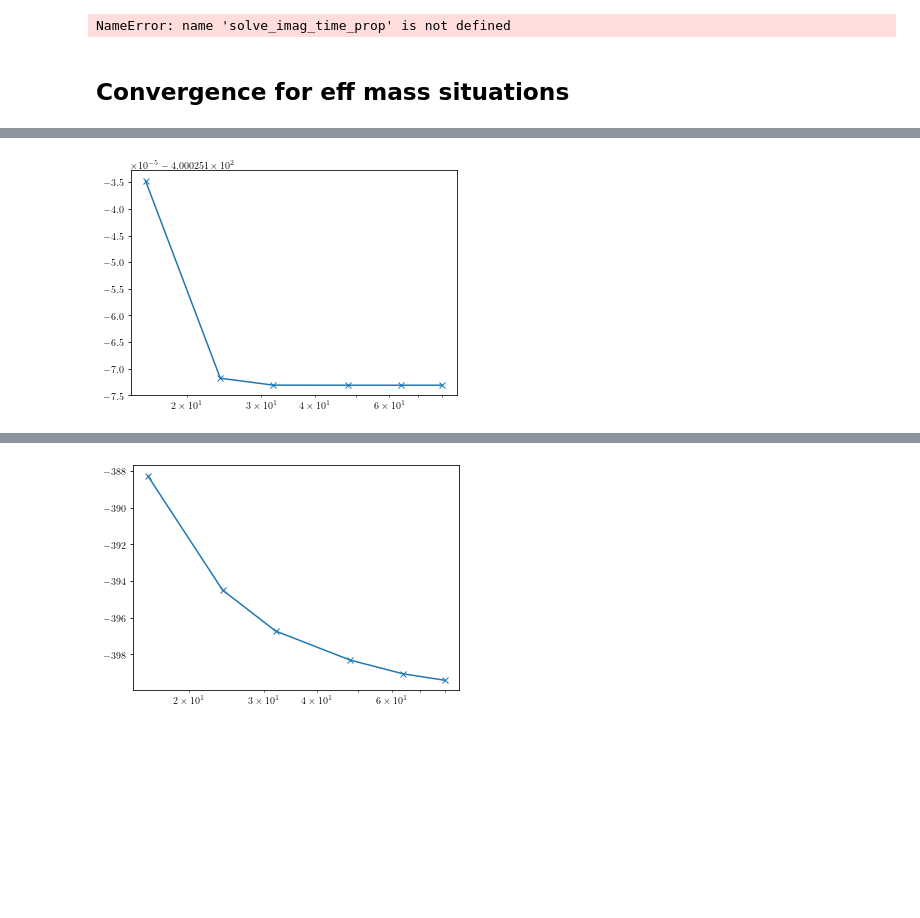
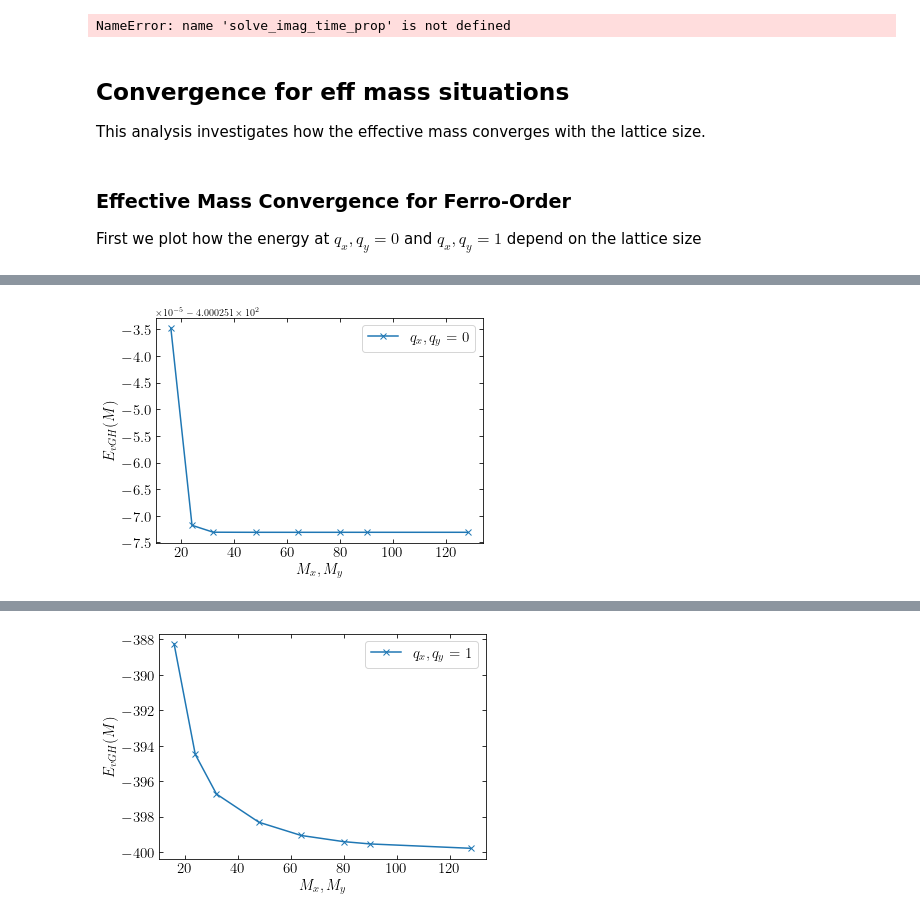
Before and after one commit to Progklui/rotor_lattice_models, a Jupyter notebook: numerics_verification.ipynb, the cells around one changed output, grey strips where cells are left out. Drawn from its saved outputs; the diff is of its cells as text; code cells hidden in the pictures; blank space fills up the shorter version.

```diff
--- a/numerics_verification.ipynb
+++ b/numerics_verification.ipynb
@@ -237,6 +237,8 @@ psi_sp, E_evo_sp, V, dE_dtx, dE_dty = solve_imag_time_prop(params)
 max_psi = np.max(np.array([np.abs(psi_fo)**2,np.abs(psi_fdv)**2,np.abs(psi_fdh)**2,np.abs(psi_sp)**2])).real
 # %% [markdown]
 ## Convergence for eff mass situations
+
+This analysis investigates how the effective mass converges with the lattice size.
 # %%
 def get_E_arr_eff_mass(Mx_list, My_list, folder, check_sys, check_sym_in):
     h5_io_object = h_in.io_hdf5()
@@ -263,6 +268,11 @@ def get_E_arr_eff_mass(Mx_list, My_list, folder, check_sys, check_sym_in):
+# %% [markdown]
+### Effective Mass Convergence for Ferro-Order
+First we plot how the energy at $q_x,q_y=0$ and $q_x,q_y=1$ depend on the lattice size
 # %%
-My_list_fo = np.array([16,24,32,48,64,80]) #2**(np.arange(2,7))
-Mx_list_fo = np.array([16,24,32,48,64,80]) #2**(np.arange(2,7)) #4*np.ones(len(My_list_fdv), dtype=int)
+My_list_fo = np.array([16,24,32,48,64,80,90,128]) #2**(np.arange(2,7))
+Mx_list_fo = np.array([16,24,32,48,64,80,90,128]) #2**(np.arange(2,7)) #4*np.ones(len(My_list_fdv), dtype=int)
+
+t = 200
 
 folder = 'results/numerics_verification/fo/'
 
@@ -270,19 +280,68 @@ check_sys = 'tx_100_ty_100_V0_2.0_B_1.0' #'tx_100_ty_100_V0_150.0_B_1.0'
 check_sym = '_qx_0_qy_0'
 
 E_size_q0_fo_arr = get_E_arr_eff_mass(Mx_list_fo, My_list_fo, folder, check_sys, check_sym)
-print(E_size_q0_fo_arr)
-plt.plot(My_list_fo, E_size_q0_fo_arr.real, marker='x')
-plt.xscale('log', base=10)
+
+print('q = 0:')
+print('My =', My_list_fo)
+print('E =', E_size_q0_fo_arr)
+
+A = 6
+plt.rc('figure', figsize=[46.82 * .5**(.5 * A), 33.11 * .5**(.5 * A)])
+plt.rc('text', usetex=True)
+plt.rc('font', family='serif')
+font_size = 15
+
+fig, axs = plt.subplots()
+
+plt.plot(My_list_fo, E_size_q0_fo_arr.real, marker='x', label=r'$q_x,q_y=0$')
+
+axs.set_xlabel(r'$M_x,M_y$', fontsize=font_size)
+axs.set_ylabel(r'$E_{vGH}(M)$', fontsize=font_size)
+
+plt.xticks(fontsize=font_size)
+plt.yticks(fontsize=font_size)
+
+#axs.set_xscale('log', base=2)
+#axs.set_yscale('log')
+
+plt.legend(fontsize=15)
+
+plt.tick_params(axis='x', direction='in', length=4, top=True)
+plt.tick_params(axis='y', direction='in', length=4, right=True)
+
+plt.tick_params(which='minor', axis='y', direction='in', right=True)
 plt.show()
+
 
 
 check_sys = 'tx_100_ty_100_V0_2.0_B_1.0'
 check_sym = '_qx_1_qy_0'
 
 E_size_qx_fo_arr = get_E_arr_eff_mass(Mx_list_fo, My_list_fo, folder, check_sys, check_sym)
-print(E_size_qx_fo_arr)
-plt.plot(My_list_fo, E_size_qx_fo_arr.real, marker='x')
-plt.xscale('log', base=10)
+
+print('q = 1:')
+print('My =', My_list_fo)
+print('E =', E_size_qx_fo_arr)
+
+fig, axs = plt.subplots()
+
+plt.plot(My_list_fo, E_size_qx_fo_arr.real, marker='x', label=r'$q_x,q_y=1$')
+
+axs.set_xlabel(r'$M_x,M_y$', fontsize=font_size)
+axs.set_ylabel(r'$E_{vGH}(M)$', fontsize=font_size)
+
+plt.xticks(fontsize=font_size)
+plt.yticks(fontsize=font_size)
+
+#axs.set_xscale('log', base=2)
+#axs.set_yscale('log')
+
+plt.legend(fontsize=15)
+
+plt.tick_params(axis='x', direction='in', length=4, top=True)
+plt.tick_params(axis='y', direction='in', length=4, right=True)
+
+plt.tick_params(which='minor', axis='y', direction='in', right=True)
 plt.show()
 
 
@@ -307 +363 @@ plt.show()
-[figure, old version]
+[figure, new version]
@@ -317 +370 @@ plt.show()
-[figure, old version]
+[figure, new version]
```
Also changed, not shown: parts of 13 cells of this notebook, 2 other files.
